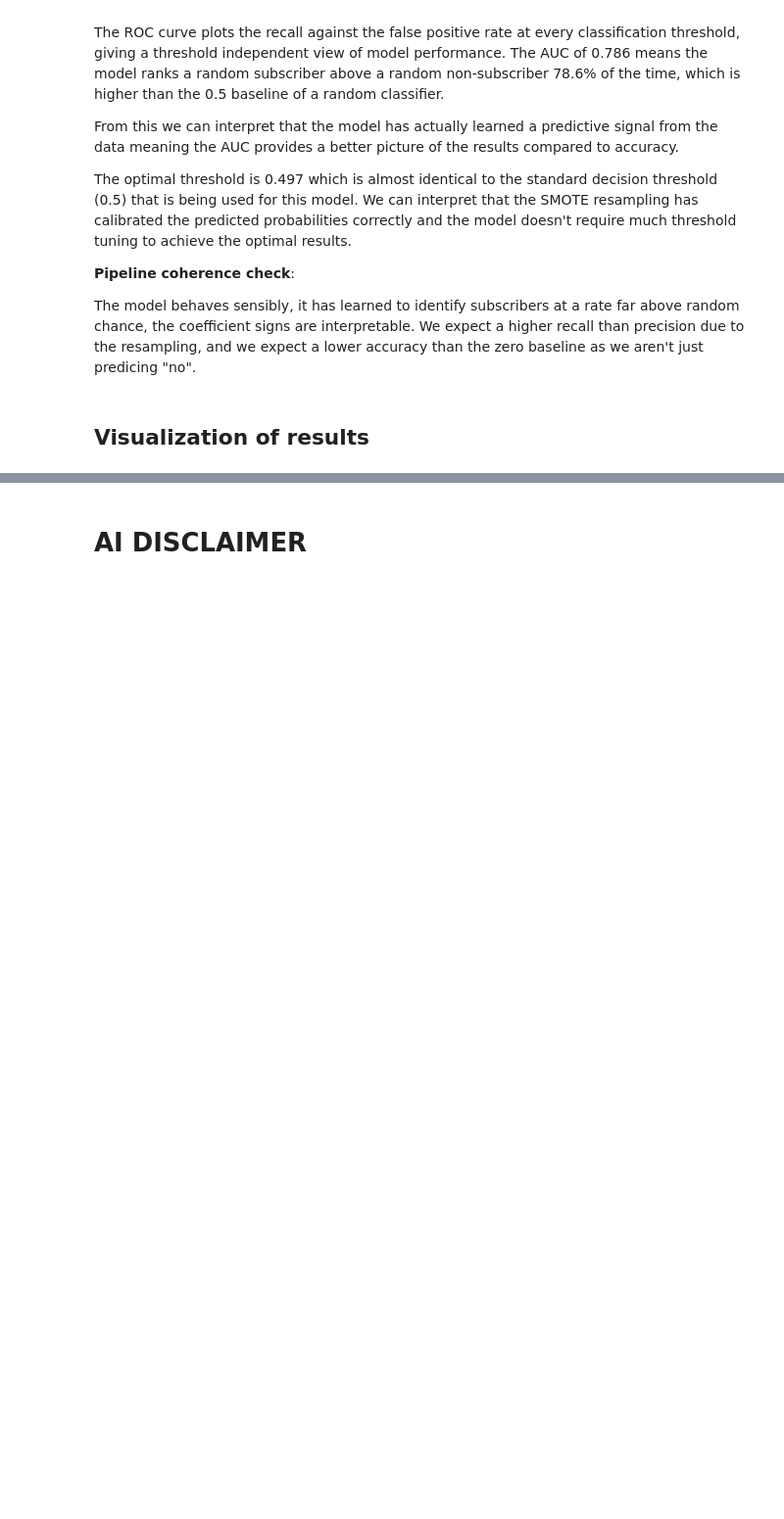
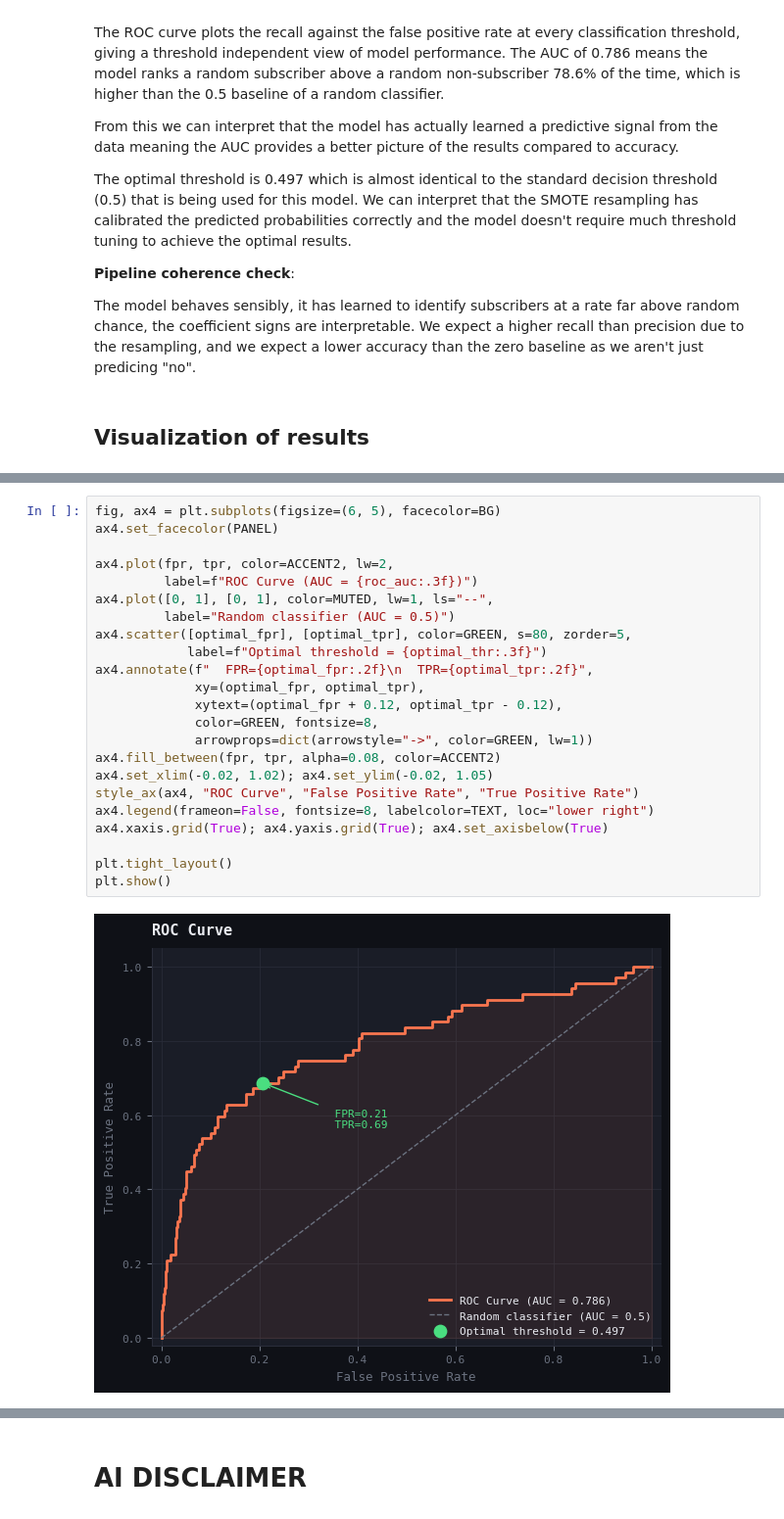
Before and after one commit to nicolas-gls/ML-fundamentals-2026, a Jupyter notebook: assignment_1_<nicolas_grass>.ipynb, the cells around one changed output, grey strips where cells are left out. Shown at 98% size. Drawn from its saved outputs; the diff is of its cells as text; blank space fills up the shorter version.

```diff
--- a/assignment_1_<nicolas_grass>.ipynb
+++ b/assignment_1_<nicolas_grass>.ipynb
@@ -1554,0 +1523,25 @@ plt.show()
+# %%
+fig, ax4 = plt.subplots(figsize=(6, 5), facecolor=BG)
+ax4.set_facecolor(PANEL)
+
+ax4.plot(fpr, tpr, color=ACCENT2, lw=2,
+         label=f"ROC Curve (AUC = {roc_auc:.3f})")
+ax4.plot([0, 1], [0, 1], color=MUTED, lw=1, ls="--",
+         label="Random classifier (AUC = 0.5)")
+ax4.scatter([optimal_fpr], [optimal_tpr], color=GREEN, s=80, zorder=5,
+            label=f"Optimal threshold = {optimal_thr:.3f}")
+ax4.annotate(f"  FPR={optimal_fpr:.2f}\n  TPR={optimal_tpr:.2f}",
+             xy=(optimal_fpr, optimal_tpr),
+             xytext=(optimal_fpr + 0.12, optimal_tpr - 0.12),
+             color=GREEN, fontsize=8,
+             arrowprops=dict(arrowstyle="->", color=GREEN, lw=1))
+ax4.fill_between(fpr, tpr, alpha=0.08, color=ACCENT2)
+ax4.set_xlim(-0.02, 1.02); ax4.set_ylim(-0.02, 1.05)
+style_ax(ax4, "ROC Curve", "False Positive Rate", "True Positive Rate")
+ax4.legend(frameon=False, fontsize=8, labelcolor=TEXT, loc="lower right")
+ax4.xaxis.grid(True); ax4.yaxis.grid(True); ax4.set_axisbelow(True)
+
+plt.tight_layout()
+plt.show()
+# %% [output]
+[figure, added]
```
Also changed, not shown: parts of 45 cells of this notebook.
